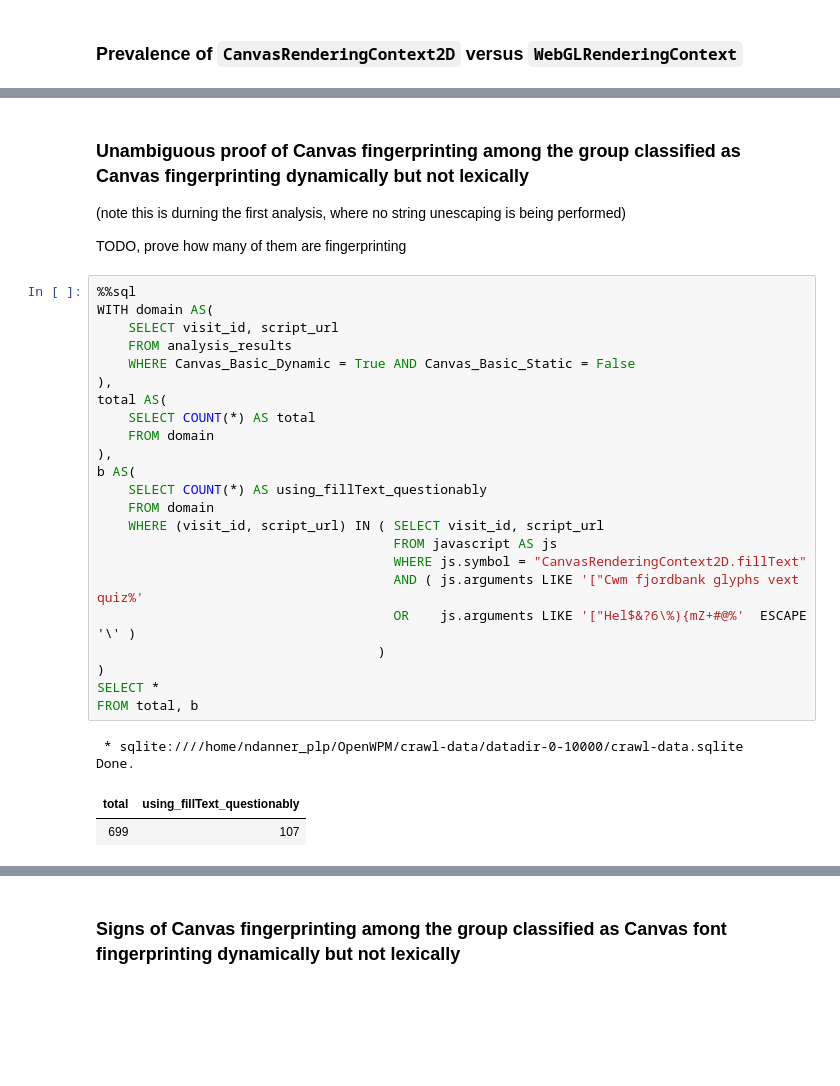
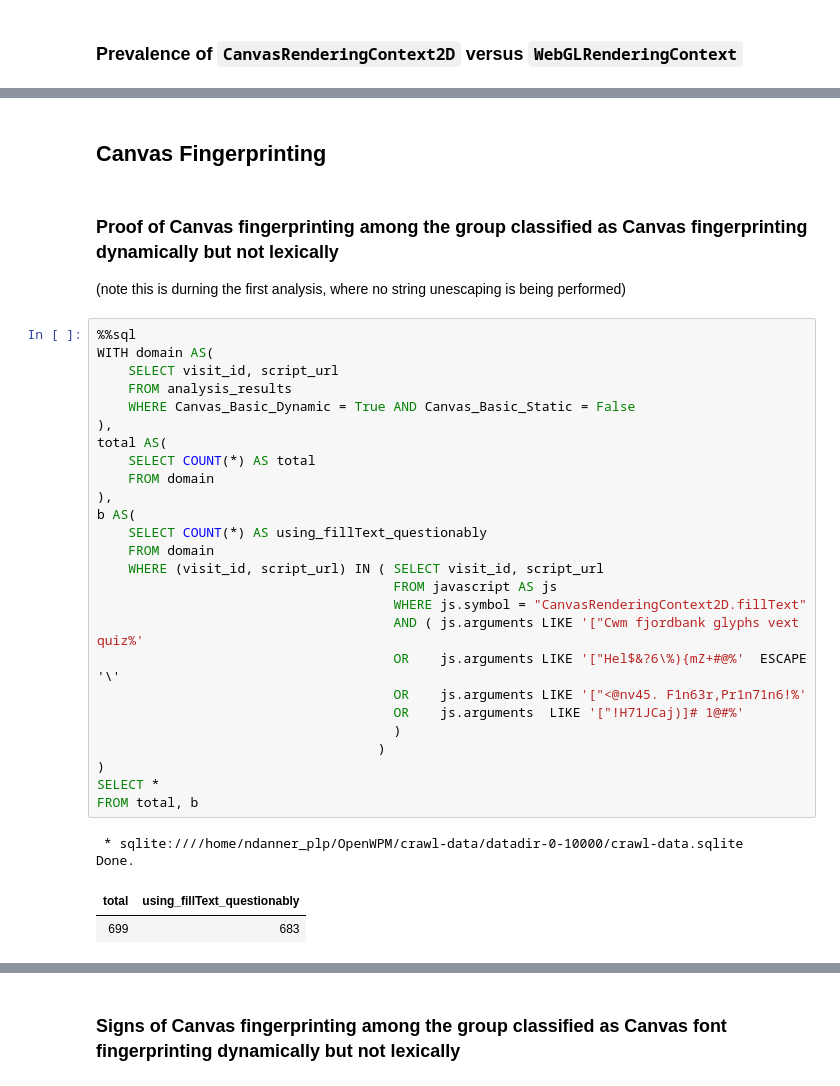
Before and after one commit to tim-stephenson/OpenWPM-Data-Analytics, a Jupyter notebook: notebooks/results.ipynb, the cells around one changed output, grey strips where cells are left out. Saved outputs shown, nothing was run; the diff lists cells and outputs as text; blank space fills up the shorter version.

```diff
--- a/notebooks/results.ipynb
+++ b/notebooks/results.ipynb
@@ -46,33 +64,36 @@ FROM a, b, c
+# %% [markdown]
+## Canvas Fingerprinting
 # %% [markdown]
-### Unambiguous proof of Canvas fingerprinting among the group classified as Canvas fingerprinting dynamically but not lexically
+### Proof of Canvas fingerprinting among the group classified as Canvas fingerprinting dynamically but not lexically
 (note this is durning the first analysis, where no string unescaping is being performed)
-
-TODO, prove how many of them are fingerprinting
 # %%
 %%sql
 WITH domain AS(
     SELECT visit_id, script_url
     FROM analysis_results
     WHERE Canvas_Basic_Dynamic = True AND Canvas_Basic_Static = False
 ),
 total AS(
     SELECT COUNT(*) AS total
     FROM domain
 ),
 b AS(
     SELECT COUNT(*) AS using_fillText_questionably
     FROM domain
     WHERE (visit_id, script_url) IN ( SELECT visit_id, script_url
                                       FROM javascript AS js
                                       WHERE js.symbol = "CanvasRenderingContext2D.fillText"
                                       AND ( js.arguments LIKE '["Cwm fjordbank glyphs vext quiz%'
-                                      OR    js.arguments LIKE '["Hel$&?6\%){mZ+#@%'  ESCAPE '\' )
+                                      OR    js.arguments LIKE '["Hel$&?6\%){mZ+#@%'  ESCAPE '\'
+                                      OR    js.arguments LIKE '["<@nv45. F1n63r,Pr1n71n6!%'
+                                      OR    js.arguments  LIKE '["!H71JCaj)]# 1@#%'
+                                      )
                                     )
 )
 SELECT *
 FROM total, b
 # %% [output]
  * sqlite:////home/ndanner_plp/OpenWPM/crawl-data/datadir-0-10000/crawl-data.sqlite
 Done.
 | total | using_fillText_questionably |
-| 699 | 107 |
+| 699 | 683 |
```
Also changed, not shown: parts of 8 cells of this notebook, 1 other file.
